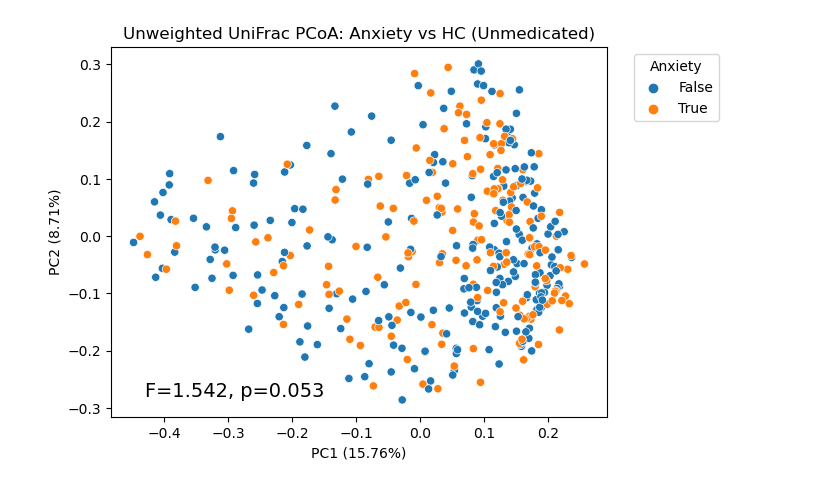
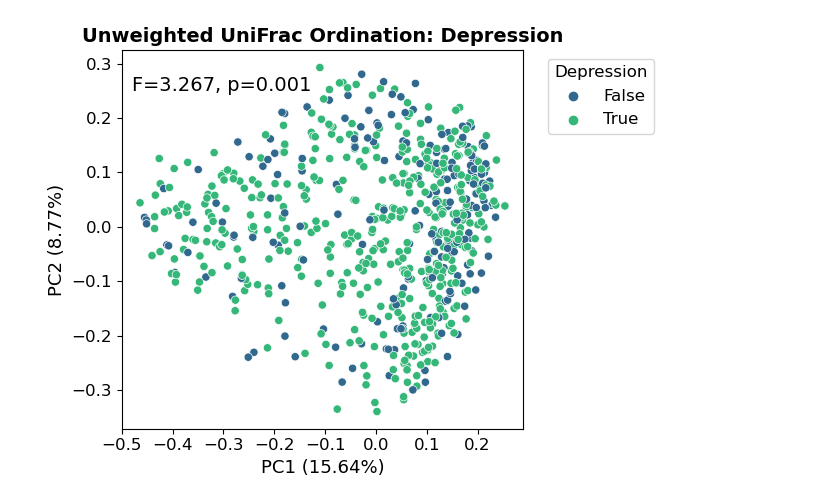
Before and after one commit to ahdilmore/Tulsa1000_microbiome, a Jupyter notebook: Updated_Notebooks/OrdinationAnalysis.ipynb, the cells around one changed output. Cells and saved outputs as stored; diff of their text form; code cells hidden in the pictures.

```diff
--- a/Updated_Notebooks/OrdinationAnalysis.ipynb
+++ b/Updated_Notebooks/OrdinationAnalysis.ipynb
@@ -34,9 +26 @@ Name: DX_ANX, dtype: int64
-# %%
-unmedicated_ids = pd.read_csv('../Updated_Data/Medications_Data/unmedicated_metadata.tsv',
-                              sep='\t', index_col=0).index
-medicated_ids = metadata.index.difference(unmedicated_ids)
-unmedicated_table_ids = unmedicated_ids.intersection(data_dict_16s['ANX_OR_MDD'].ids())
-medicated_table_ids = medicated_ids.intersection(data_dict_16s['ANX_OR_MDD'].ids())
-data_dict_16s['Unmedicated'] = data_dict_16s['ANX_OR_MDD'].filter(unmedicated_table_ids, inplace=False)
-data_dict_16s['Medicated'] = data_dict_16s['ANX_OR_MDD'].filter(medicated_table_ids, inplace=False)
 # %%
@@ -82,20 +53,22 @@ def get_biplot(distance_metric, phylogeny=None):
     return dm.view(skbio.DistanceMatrix), biplot.view(skbio.OrdinationResults)
 # %%
 def make_pcoa(bt, md, column, xpos=0, ypos=0, phylogeny=None, distance_metric='rpca', title='RPCA Ordination',
-              custom_labels=None, custom_title='Diagnosis'):
+              custom_labels=None, custom_title='Diagnosis', path_to_save=None, palette='viridis'):
     dm, biplot = get_biplot(distance_metric, phylogeny)
 
-    md = md.loc[md.index.intersection(bt.ids())]
+    md = md.loc[md.index.intersection(bt.view(biom.Table).ids())]
     ordination = biplot.samples.merge(md[[column]], right_index=True, left_index=True)
 
-    sns.scatterplot(data=ordination, x=0, y=1, hue=column)
+    sns.scatterplot(data=ordination, x=0, y=1, hue=column, palette=palette)
     pc2_prop = str(np.round(biplot.proportion_explained[1]*100, 2))
     pc1_prop = str(np.round(biplot.proportion_explained[0]*100, 2))
-    plt.ylabel('PC2 (' + pc2_prop + '%)')
-    plt.xlabel('PC1 (' + pc1_prop + '%)')
-    plt.title(title)
+    plt.ylabel('PC2 (' + pc2_prop + '%)', fontsize=13)
+    plt.xlabel('PC1 (' + pc1_prop + '%)', fontsize=13)
+    plt.title(title, fontdict={'size': 14, 'weight': 'bold'})
+    plt.xticks(fontsize=12)
+    plt.yticks(fontsize=12)
 
-    dm = dm.filter(bt.ids())
+    dm = dm.filter(bt.view(biom.Table).ids())
     perm_out = skbio.stats.distance.permanova(dm, md, column)
     f_stat = str(np.round(perm_out['test statistic'], 3))
     p_val = str(perm_out['p-value'])
@@ -104,10 +77,13 @@ def make_pcoa(bt, md, column, xpos=0, ypos=0, phylogeny=None, distance_metric='r
         ax = plt.gca()
         handles, labels = ax.get_legend_handles_labels()
         plt.legend(loc='upper left', bbox_to_anchor=(1.04, 1), handles=handles[:2], labels=custom_labels,
-                   title=custom_title)
+                   title=custom_title, title_fontsize=12)
     else:
-        plt.legend(loc='upper left', bbox_to_anchor=(1.04, 1), title=custom_title)
+        plt.legend(loc='upper left', bbox_to_anchor=(1.04, 1), title=custom_title, fontsize=12, title_fontsize=12)
     plt.text(xpos, ypos, 'F=' + f_stat + ', p=' + p_val, size=14)
+    if path_to_save is not None:
+        plt.tight_layout()
+        plt.savefig(path_to_save)
     plt.show()
 # %%
 def calculate_permanova(bt, md, column, phylogeny=None, metrics=['rpca', 'uwuf', 'wuf']):
@@ -354,5 +416,6 @@ make_pcoa(data_dict_16s['ANX'], metadata, 'DX_ANX', xpos=-0.125, ypos=0.1,
 # %%
-make_pcoa(data_dict_16s['Unmedicated'], metadata, 'DX_ANX', xpos=-0.43, ypos=-0.28, distance_metric='uwuf',
-          title='Unweighted UniFrac PCoA: Anxiety vs HC (Unmedicated)', custom_title='Anxiety')
+make_pcoa(data_dict_16s['full_table'], metadata, 'DX_MDD', xpos=-0.48, ypos=0.25, distance_metric='uwuf',
+          title='Unweighted UniFrac Ordination: Depression', custom_title='Depression',
+          path_to_save='../Updated_Results/Figures/fig1a.pdf')
 # %% [output]
-[figure, old version]
+[figure, new version]
```
Also changed, not shown: parts of 65 cells of this notebook, 3 other files.
